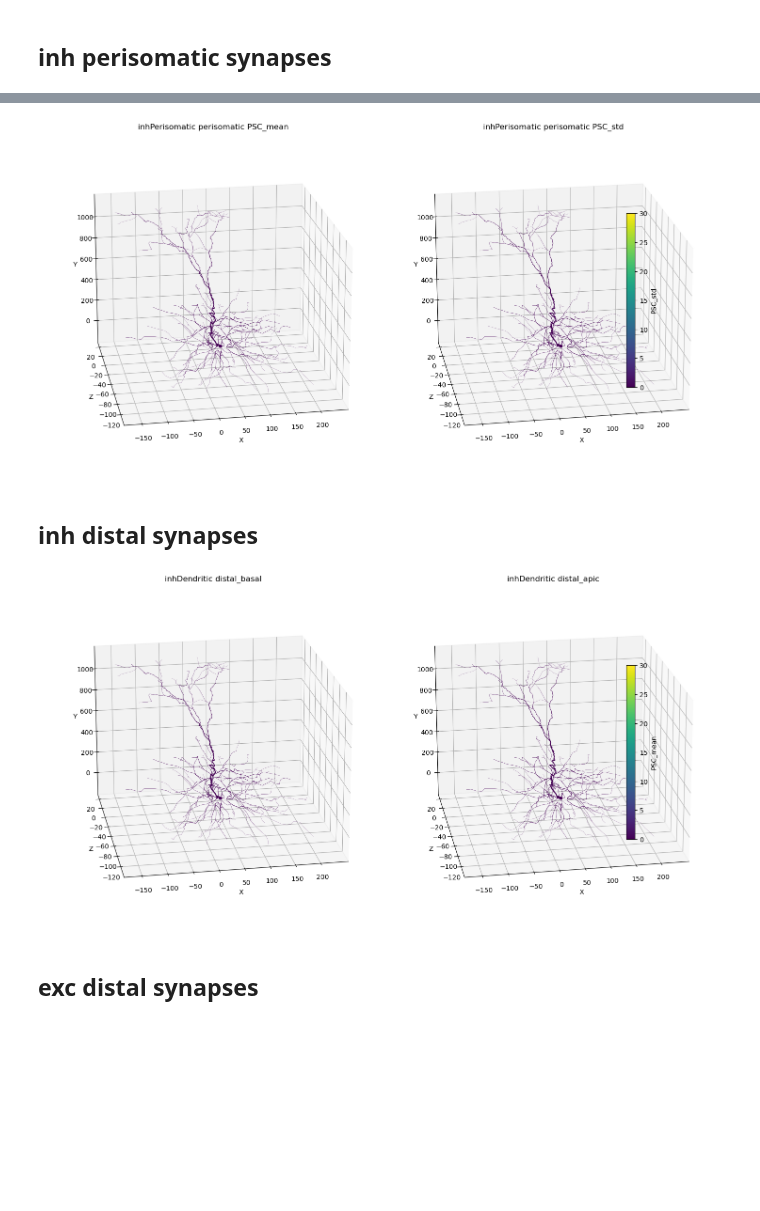
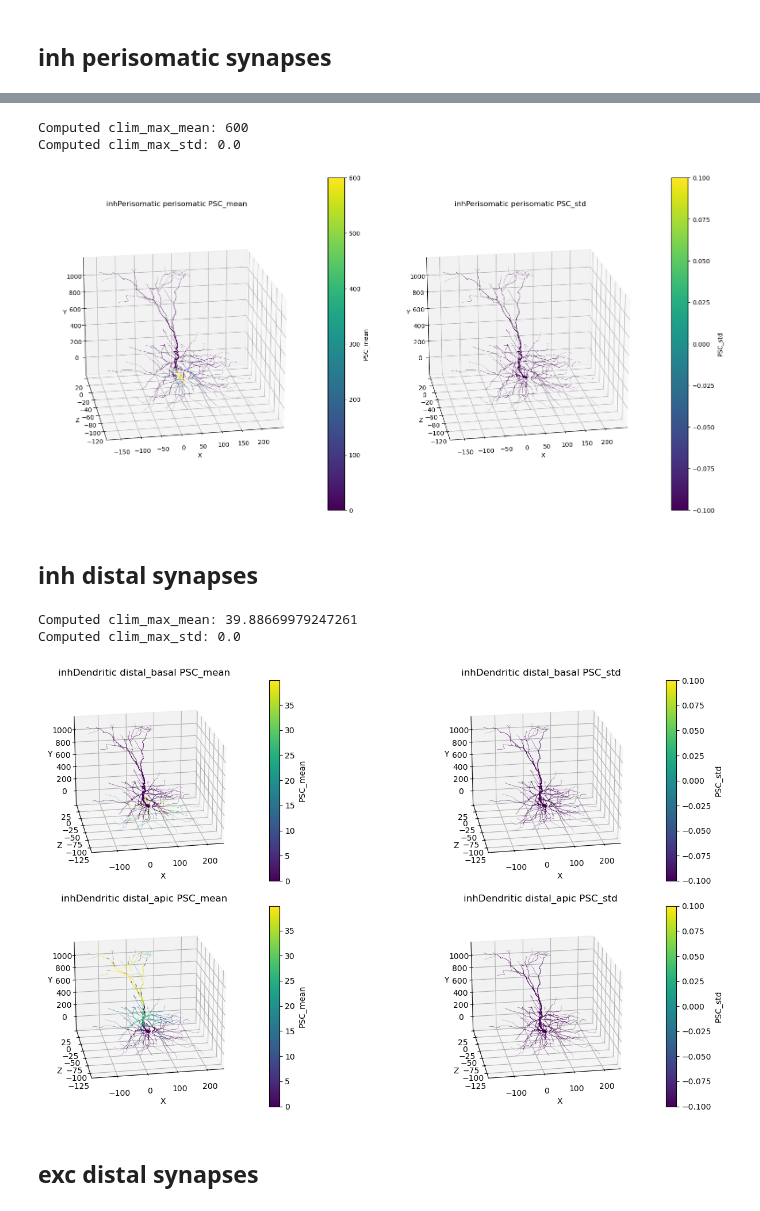
Before and after one commit to davidfague/Neural-Modeling, a Jupyter notebook: notebooks/plot_PSCs_on_morphology.ipynb, the cells around one changed output, grey strips where cells are left out. Saved outputs shown, nothing was run; the diff lists cells and outputs as text; code cells hidden in the pictures; blank space fills up the shorter version.

Commit message:
update plotting PSCs on morphology

```diff
--- a/notebooks/plot_PSCs_on_morphology.ipynb
+++ b/notebooks/plot_PSCs_on_morphology.ipynb
@@ -62,0 +63,24 @@ with open('resulting_PSCs_by_segment.pkl', 'rb') as f:
+# %%
+# replace untested segments with 0.
+for synapse_type, locations in resulting_PSCs_by_segment.items():
+    for location, PSCs_by_segment in locations.items():
+        for seg_id, seg_PSCs in enumerate(PSCs_by_segment):
+            if seg_PSCs == []:
+                    resulting_PSCs_by_segment[synapse_type][location][seg_id] = [0]
+                    # print(f"{synapse_type} {location} {seg_PSCs} {resulting_PSCs_by_segment[synapse_type][location][seg_id]}")
+# %%
+for synapse_type, synapse_type_PSCs in resulting_PSCs_by_segment.items():
+    segments = synapse_type_PSCs['segments']
+    for location_type, PSCs in synapse_type_PSCs.items():
+        if location_type != 'segments':
+            print(f"{len(resulting_PSCs_by_segment[synapse_type][location_type])} {len(segments)}")
+
+# fix the saved data, ensure the segments align.
+# Remove the outer square brackets
+s = resulting_PSCs_by_segment['inhPerisomatic']['segments'].strip('[]')
+
+# Split the string on commas and remove extra whitespace from each item
+items = [item.strip() for item in s.split(',')]
+
+print(items[640])
+print(seg_data.seg[640])
@@ -157,27 +252,37 @@ plot_PSCs_on_morphology(resulting_PSCs_by_segment=resulting_PSCs_by_segment,
 # testing plot psc mean and std together
 data_to_plot_name = 'PSC_mean'
 synapse_type_to_plot = 'inhPerisomatic'
-clim_max=30
+# clim_max=500
 plot_PSC_mean_std_on_morphology(resulting_PSCs_by_segment=resulting_PSCs_by_segment,
                         seg_data=seg_data,
-                        synapse_type_to_plot=synapse_type_to_plot,
-                        data_to_plot_name=data_to_plot_name,
-                        clim_max=clim_max)
+                        synapse_type_to_plot=synapse_type_to_plot, clim_max_mean = 600)
 # %% [output]
+Computed clim_max_mean: 600
+Computed clim_max_std: 0.0
-[figure, old version]
+[figure, new version]
 # %% [markdown]
 ## inh distal synapses
 # %%
+# data_to_plot_name = 'PSC_mean'
+# synapse_type_to_plot = 'inhDendritic'
+# clim_max=30
+# plot_PSCs_on_morphology(resulting_PSCs_by_segment=resulting_PSCs_by_segment,
+#                         seg_data=seg_data,
+#                         synapse_type_to_plot=synapse_type_to_plot,
+#                         data_to_plot_name=data_to_plot_name,
+#                         clim_max=clim_max)
+
+# testing plot psc mean and std together
 data_to_plot_name = 'PSC_mean'
 synapse_type_to_plot = 'inhDendritic'
-clim_max=30
-plot_PSCs_on_morphology(resulting_PSCs_by_segment=resulting_PSCs_by_segment,
+# clim_max=500
+plot_PSC_mean_std_on_morphology(resulting_PSCs_by_segment=resulting_PSCs_by_segment,
                         seg_data=seg_data,
-                        synapse_type_to_plot=synapse_type_to_plot,
-                        data_to_plot_name=data_to_plot_name,
-                        clim_max=clim_max)
+                        synapse_type_to_plot=synapse_type_to_plot)
 # %% [output]
+Computed clim_max_mean: 39.88669979247261
+Computed clim_max_std: 0.0
-[figure, old version]
+[figure, new version]
 # %% [markdown]
 ## exc distal synapses
 # %%
```
Also changed, not shown: parts of 8 cells of this notebook, 1 other file.
